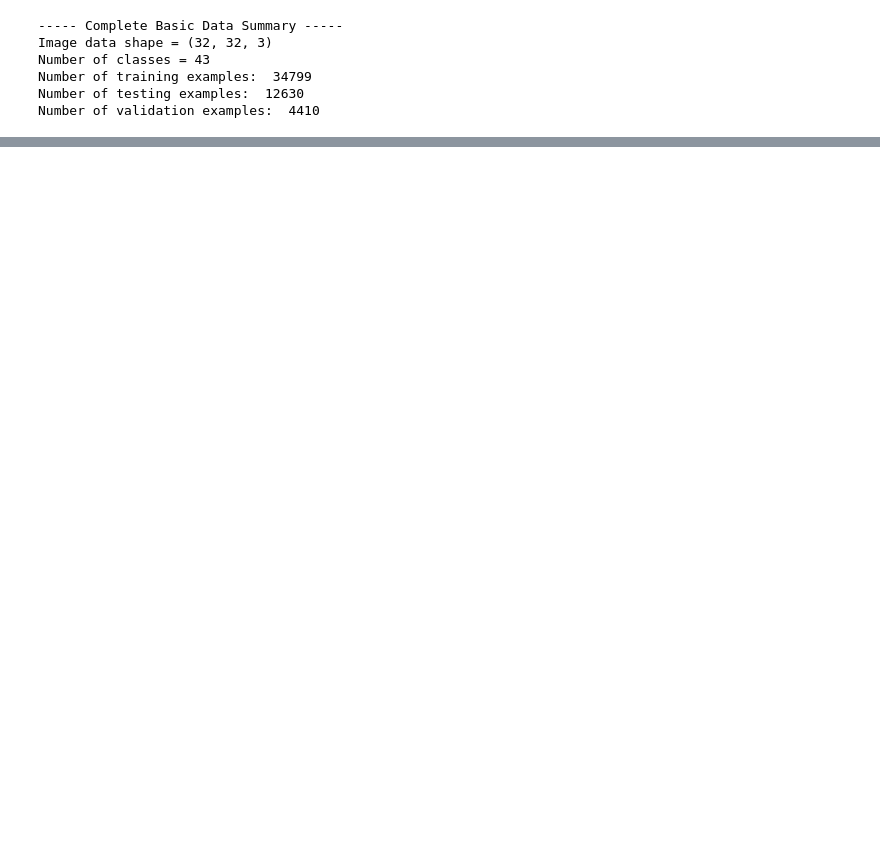
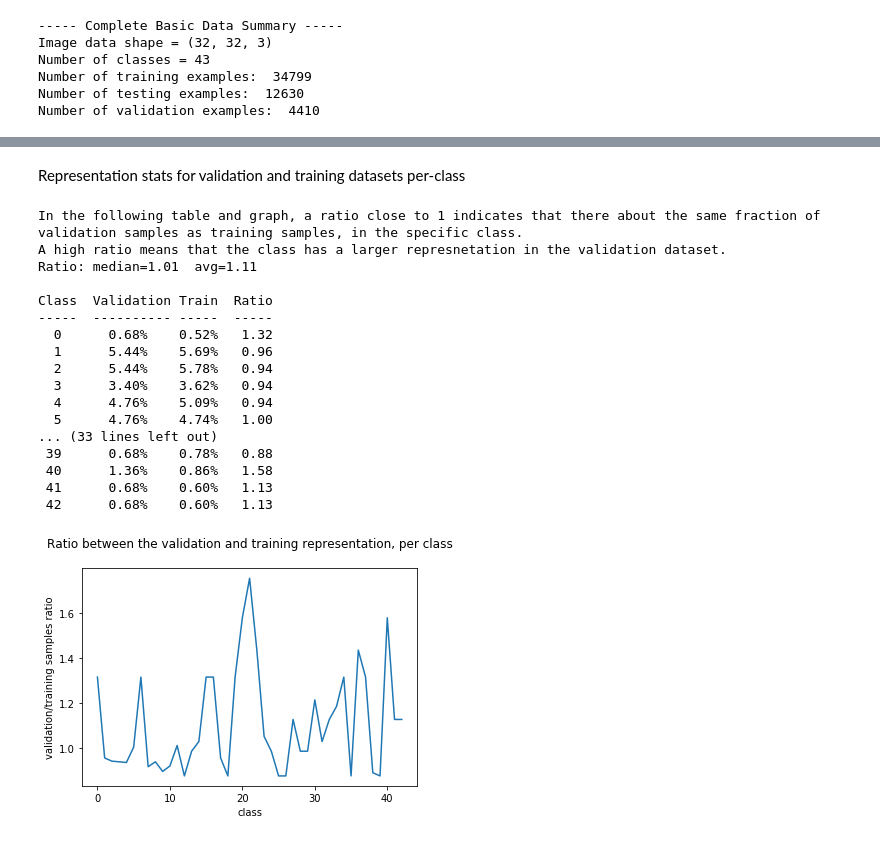
Before and after one commit to apanchal/iima-epaba-batch03, a Jupyter notebook: notebooks/0000_001_1.ipynb, the cells around one changed output, grey strips where cells are left out. Drawn from its saved outputs; the diff is of its cells as text; code cells hidden in the pictures; blank space fills up the shorter version.

```diff
--- a/notebooks/0000_001_1.ipynb
+++ b/notebooks/0000_001_1.ipynb
@@ -121,0 +131,42 @@ def plot_dataset_distributions(datasets, set_descs):
+# %% [markdown]
+Representation stats for validation and training datasets per-class
+# %%
+'''
+Print the validation and training datasets per-class representation stats.
+The 'ratio' column shows the ratio between the class's representation in the
+training set and its representation in the validation set.
+'''
+ratio = y_valid_hist/y_train_hist
+print("In the following table and graph, a ratio close to 1 indicates that there about the same fraction of validation samples as training samples, in the specific class.")
+print("A high ratio means that the class has a larger represnetation in the validation dataset.")
+print("Ratio: median={:.2f}  avg={:.2f}\n".format(statistics.median(ratio), statistics.mean(ratio)))
+print("Class  Validation Train  Ratio")
+print("-----  ---------- -----  -----")
+for i in range(n_classes):
+    print("{:3} {:9.2f}% {:7.2f}% {:6.2f}".format(i, y_valid_hist[i], y_train_hist[i], ratio[i]))
+
+plt.plot(range(n_classes), y_valid_hist/y_train_hist)
+plt.title('Ratio between the validation and training representation, per class\n')
+plt.xlabel('class')
+plt.ylabel('validation/training samples ratio')
+plt.savefig('../plots/data_explore/Ratio between the validation and training representation, per class.png')
+plt.show()
+# %% [output]
+In the following table and graph, a ratio close to 1 indicates that there about the same fraction of validation samples as training samples, in the specific class.
+A high ratio means that the class has a larger represnetation in the validation dataset.
+Ratio: median=1.01  avg=1.11
+
+Class  Validation Train  Ratio
+-----  ---------- -----  -----
+  0      0.68%    0.52%   1.32
+  1      5.44%    5.69%   0.96
+  2      5.44%    5.78%   0.94
+  3      3.40%    3.62%   0.94
+  4      4.76%    5.09%   0.94
+  5      4.76%    4.74%   1.00
+... (33 lines left out)
+ 39      0.68%    0.78%   0.88
+ 40      1.36%    0.86%   1.58
+ 41      0.68%    0.60%   1.13
+ 42      0.68%    0.60%   1.13
+[figure, added]
```
Also changed, not shown: parts of 13 cells of this notebook, 5 other files.
